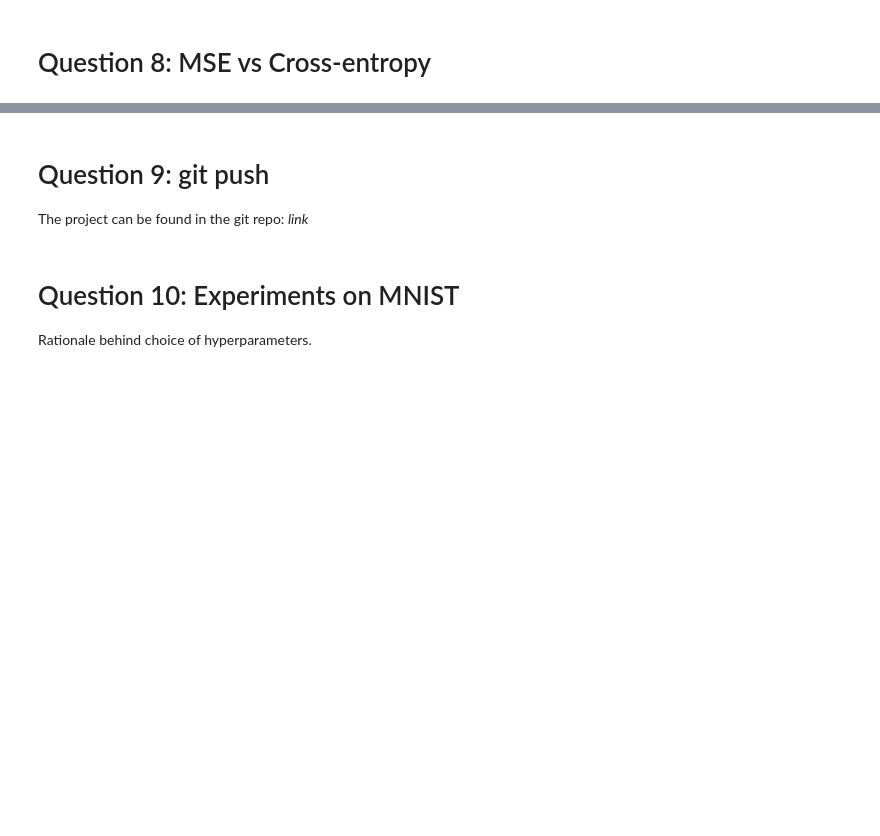
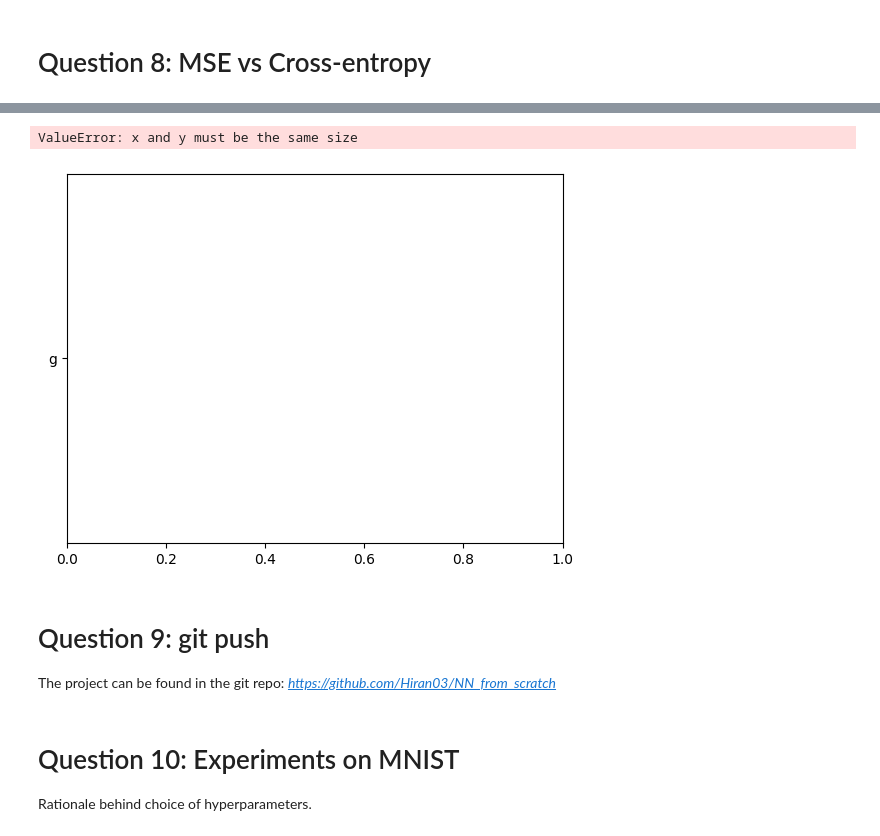
Before and after one commit to Hiran03/NN_from_scratch, a Jupyter notebook: compilation.ipynb, the cells around one changed output, grey strips where cells are left out. Drawn from its saved outputs; the diff is of its cells as text; code cells hidden in the pictures; blank space fills up the shorter version.

```diff
--- a/compilation.ipynb
+++ b/compilation.ipynb
@@ -308,7 +457,20 @@ Test accuracy: 0.8171
+# %%
+plt.scatter(training_losses_cross, 'g', label='Cross-Entropy Loss')
+plt.scatter(training_losses_MSE, 'r', label='MSE Loss')
+
+plt.xlabel('Steps')  # X-axis label
+plt.ylabel('Loss')  # Y-axis label
+plt.title('Training Loss Comparison')  # Title of the plot
+plt.legend(title='Loss Type')  # Add legend with title
+
+plt.show()
+# %% [output]
+ValueError: x and y must be the same size
+[figure, added]
 # %% [markdown]
 # Question 9: git push
 
-The project can be found in the git repo: *link*
+The project can be found in the git repo: *https://github.com/Hiran03/NN_from_scratch*
 # %% [markdown]
 # Question 10: Experiments on MNIST
 
```
Also changed, not shown: parts of 15 cells of this notebook, 9 other files.
